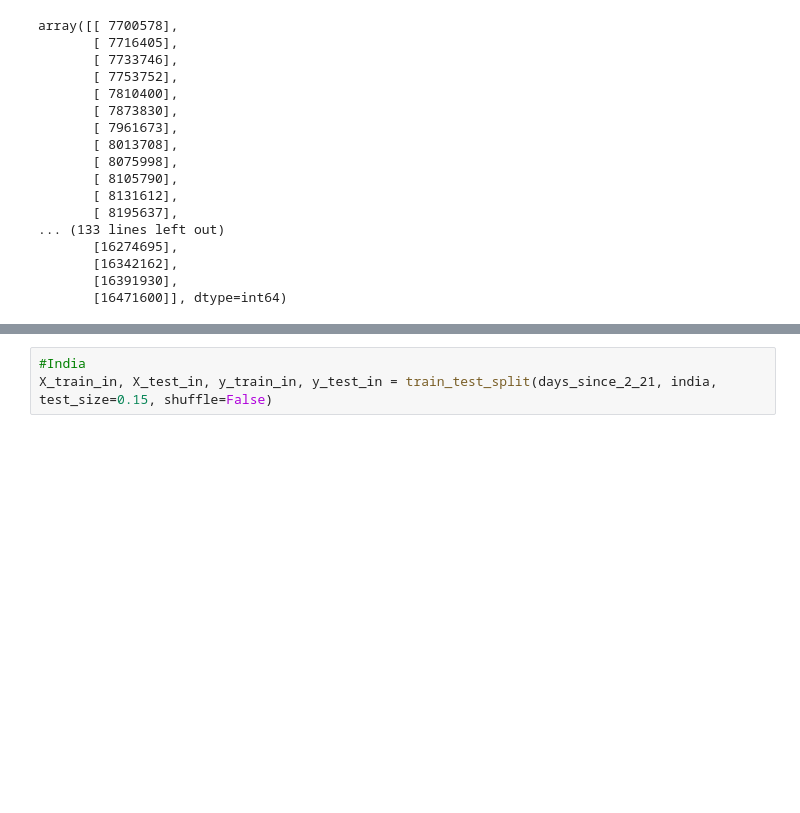
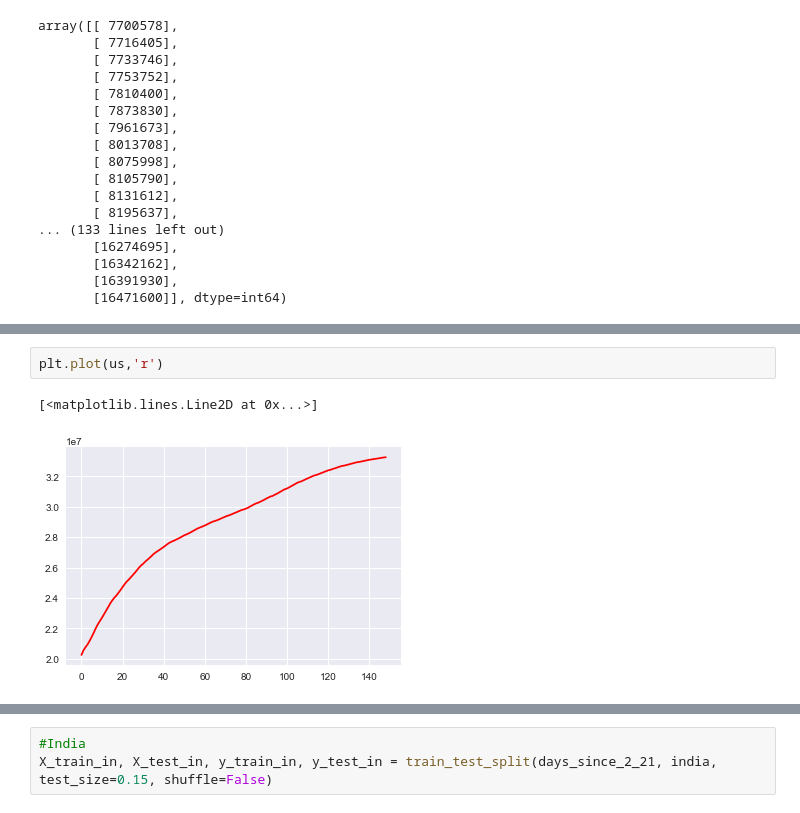
Before and after one commit to bhaswatib/Covid-19-Case-Forecasting, a Jupyter notebook: Covid-19 Case Numbers Forecasting.ipynb, the cells around one changed output, grey strips where cells are left out. Drawn from its saved outputs; the diff is of its cells as text; blank space fills up the shorter version.

```diff
--- a/Covid-19 Case Numbers Forecasting.ipynb
+++ b/Covid-19 Case Numbers Forecasting.ipynb
@@ -695,3 +695,8 @@ plt.plot(test_linear_pred,'y')
+# %%
+plt.plot(us,'r')
+# %% [output]
+[<matplotlib.lines.Line2D at 0x...>]
+[figure, added]
 # %%
 print('Linear Regression future predictions for US:')
 print(linear_pred[-10:])
```
Also changed, not shown: parts of 6 cells of this notebook.
